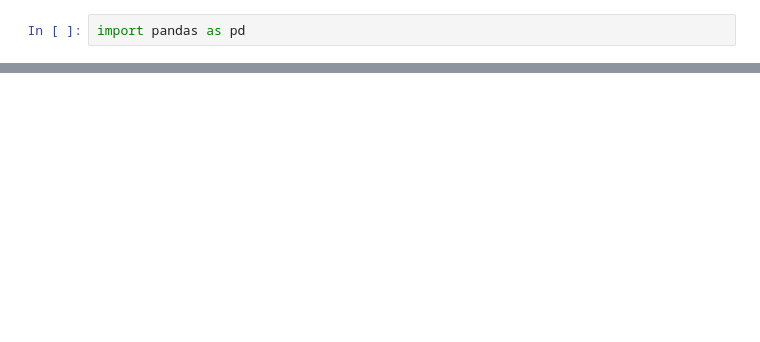
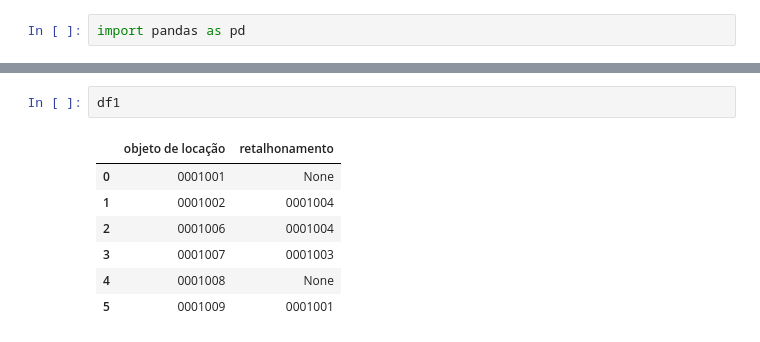
Before and after one commit to Ga-Moura/sop, a Jupyter notebook: merge_multiplo.ipynb, the cells around one changed output, grey strips where cells are left out. Drawn from its saved outputs; the diff is of its cells as text; blank space fills up the shorter version.

```diff
--- a/merge_multiplo.ipynb
+++ b/merge_multiplo.ipynb
@@ -69,0 +94,10 @@ ValueError: left_index parameter must be of type bool, not <class 'list'>
+# %%
+df1
+# %% [output]
+|  | objeto de locação | retalhonamento |
+| 0 | 0001001 | None |
+| 1 | 0001002 | 0001004 |
+| 2 | 0001006 | 0001004 |
+| 3 | 0001007 | 0001003 |
+| 4 | 0001008 | None |
+| 5 | 0001009 | 0001001 |
```
Also changed, not shown: parts of 10 cells of this notebook, 2 other files.
